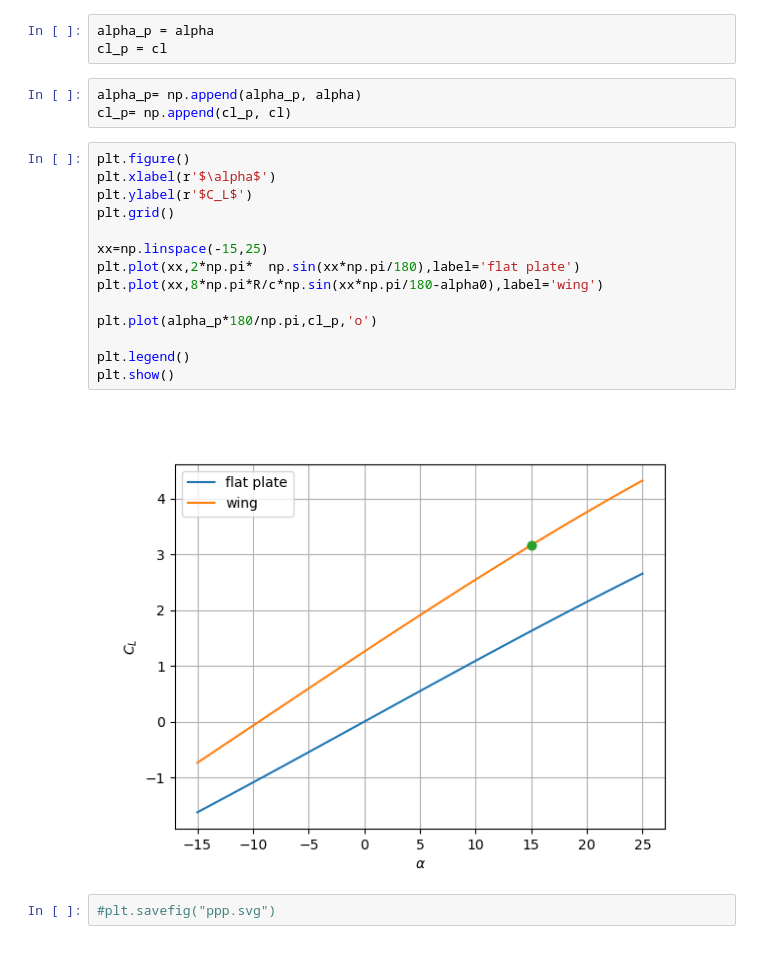
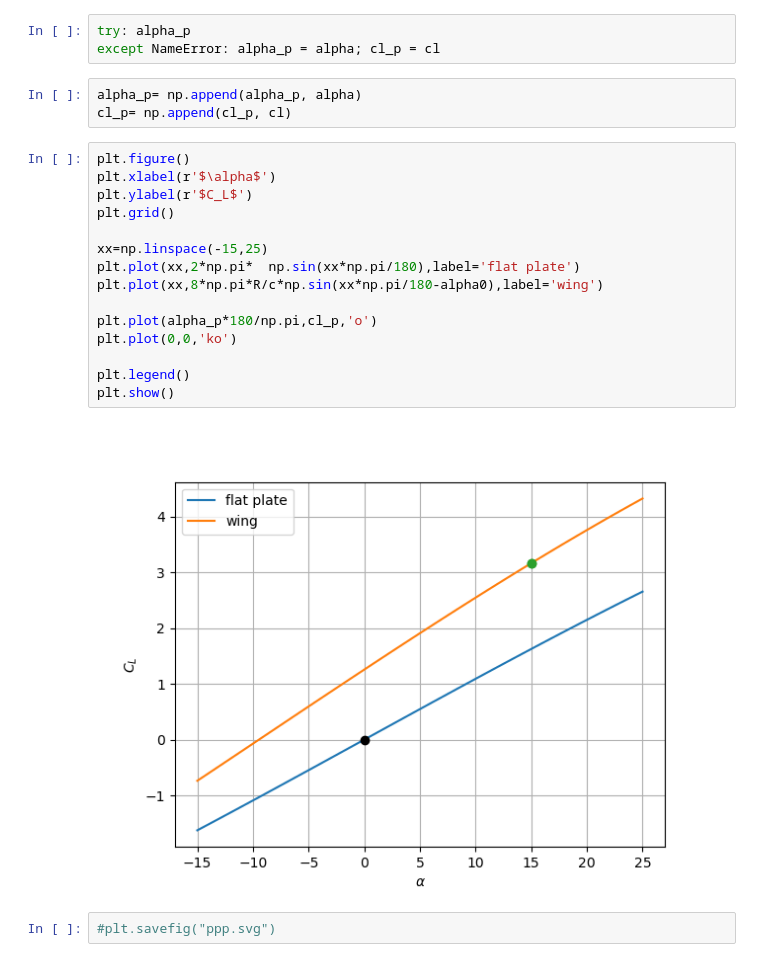
Before and after one commit to pschlatt1/notebooks, a Jupyter notebook: kutta-joukowski.ipynb, the cells around one changed output. Drawn from its saved outputs; the diff is of its cells as text.

```diff
--- a/kutta-joukowski.ipynb
+++ b/kutta-joukowski.ipynb
@@ -329,24 +335,25 @@ plt.show()
 # %%
-alpha_p = alpha
-cl_p = cl
+try: alpha_p
+except NameError: alpha_p = alpha; cl_p = cl
 # %%
 alpha_p= np.append(alpha_p, alpha)
 cl_p= np.append(cl_p, cl)
 # %%
 plt.figure()
 plt.xlabel(r'$\alpha$')
 plt.ylabel(r'$C_L$')
 plt.grid()
 
 xx=np.linspace(-15,25)
 plt.plot(xx,2*np.pi*  np.sin(xx*np.pi/180),label='flat plate')
 plt.plot(xx,8*np.pi*R/c*np.sin(xx*np.pi/180-alpha0),label='wing')
 
 plt.plot(alpha_p*180/np.pi,cl_p,'o')
+plt.plot(0,0,'ko')
 
 plt.legend()
 plt.show()
 # %% [output]
-[figure, old version]
+[figure, new version]
 # %%
 #plt.savefig("ppp.svg")
```
Also changed, not shown: parts of 3 cells of this notebook.
